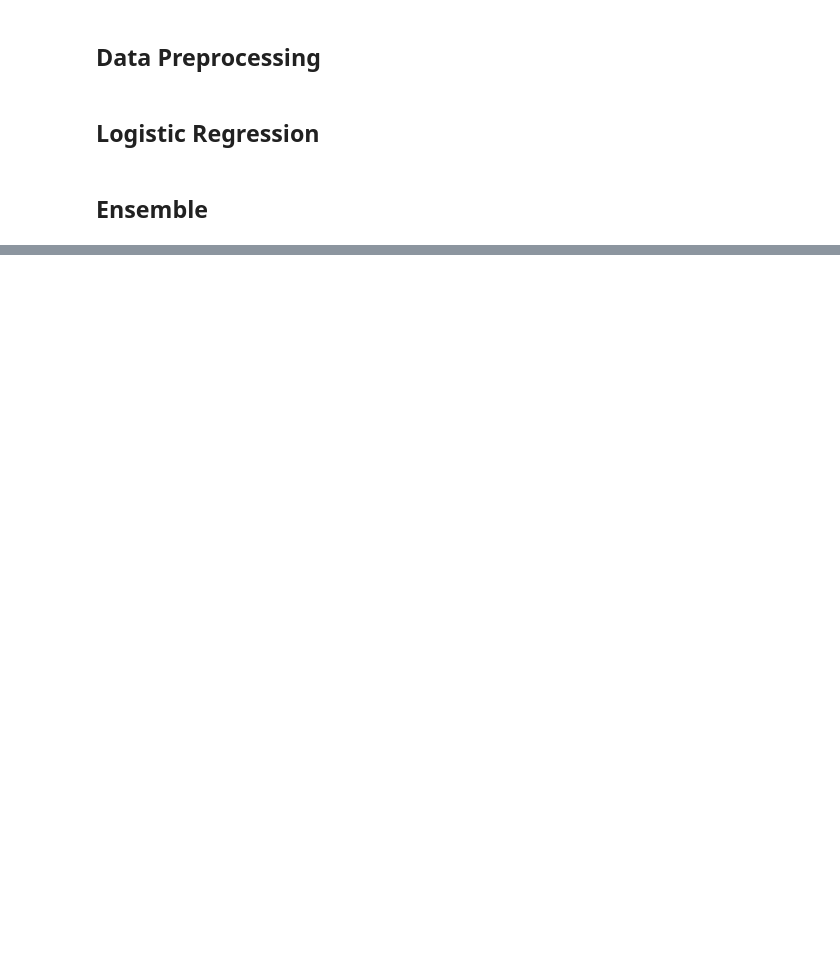
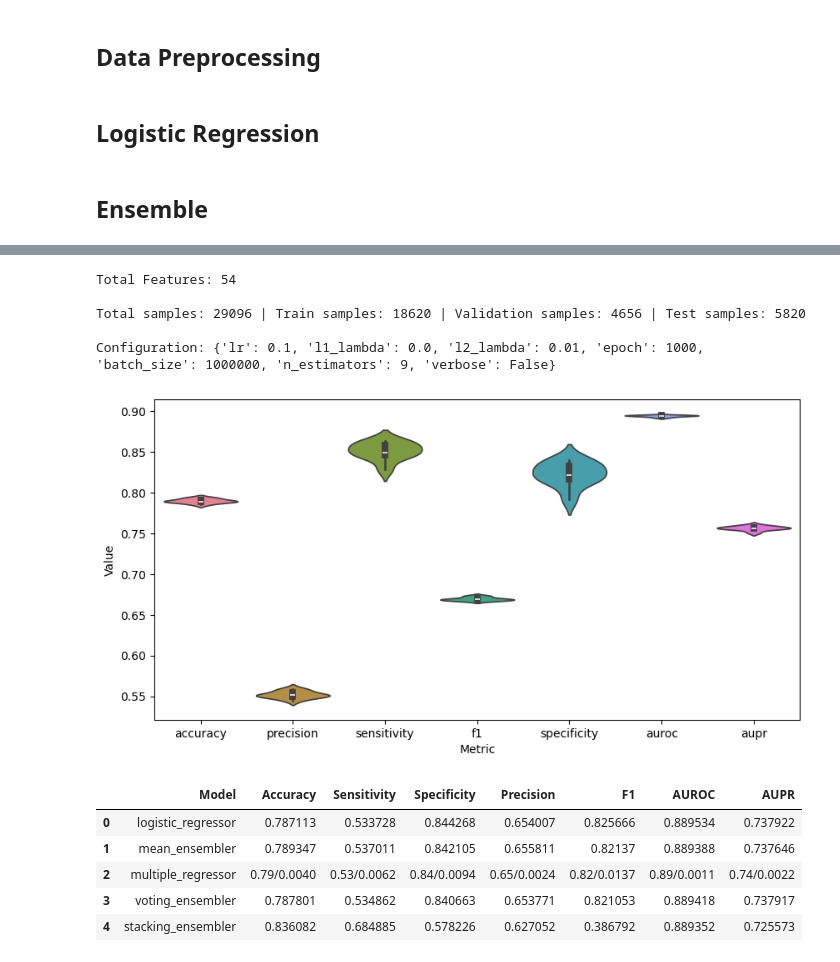
Before and after one commit to BRAINIAC2677/CSE-472-Machine-Learning, a Jupyter notebook: assignment-02/main.ipynb, the cells around one changed output, grey strips where cells are left out. Cells and saved outputs as stored; diff of their text form; code cells hidden in the pictures; blank space fills up the shorter version.

```diff
--- a/assignment-02/main.ipynb
+++ b/assignment-02/main.ipynb
@@ -329,0 +418,27 @@ Epoch 3/3 - Loss: 0.6666593803253904 | Accuracy: 0.73509272467903 | Sensitivity:
+# %%
+adult_config = {
+    'lr': 0.1,
+    'l1_lambda': 0.0,
+    'l2_lambda': 0.01,
+    'epoch': 1000,
+    'batch_size': 1000000,
+    'n_estimators': 9,
+    'verbose': False
+}
+adult_preprocessor = AdultPreprocessor('./Adult-Census-Income.csv', 'income', _correlation_threshold=0.01)
+adult_metrics, adult_models = benchmark(adult_preprocessor, adult_config)
+adult_models['multiple_regressor'].draw_violin_plot()
+adult_metrics
+# %% [output]
+Total Features: 54
+
+Total samples: 29096 | Train samples: 18620 | Validation samples: 4656 | Test samples: 5820
+
+Configuration: {'lr': 0.1, 'l1_lambda': 0.0, 'l2_lambda': 0.01, 'epoch': 1000, 'batch_size': 1000000, 'n_estimators': 9, 'verbose': False}
+[figure, added]
+|  | Model | Accuracy | Sensitivity | Specificity | Precision | F1 | AUROC | AUPR |
+| 0 | logistic_regressor | 0.787113 | 0.533728 | 0.844268 | 0.654007 | 0.825666 | 0.889534 | 0.737922 |
+| 1 | mean_ensembler | 0.789347 | 0.537011 | 0.842105 | 0.655811 | 0.82137 | 0.889388 | 0.737646 |
+| 2 | multiple_regressor | 0.79/0.0040 | 0.53/0.0062 | 0.84/0.0094 | 0.65/0.0024 | 0.82/0.0137 | 0.89/0.0011 | 0.74/0.0022 |
+| 3 | voting_ensembler | 0.787801 | 0.534862 | 0.840663 | 0.653771 | 0.821053 | 0.889418 | 0.737917 |
+| 4 | stacking_ensembler | 0.836082 | 0.684885 | 0.578226 | 0.627052 | 0.386792 | 0.889352 | 0.725573 |
```
Also changed, not shown: parts of 22 cells of this notebook, 12 other files.
